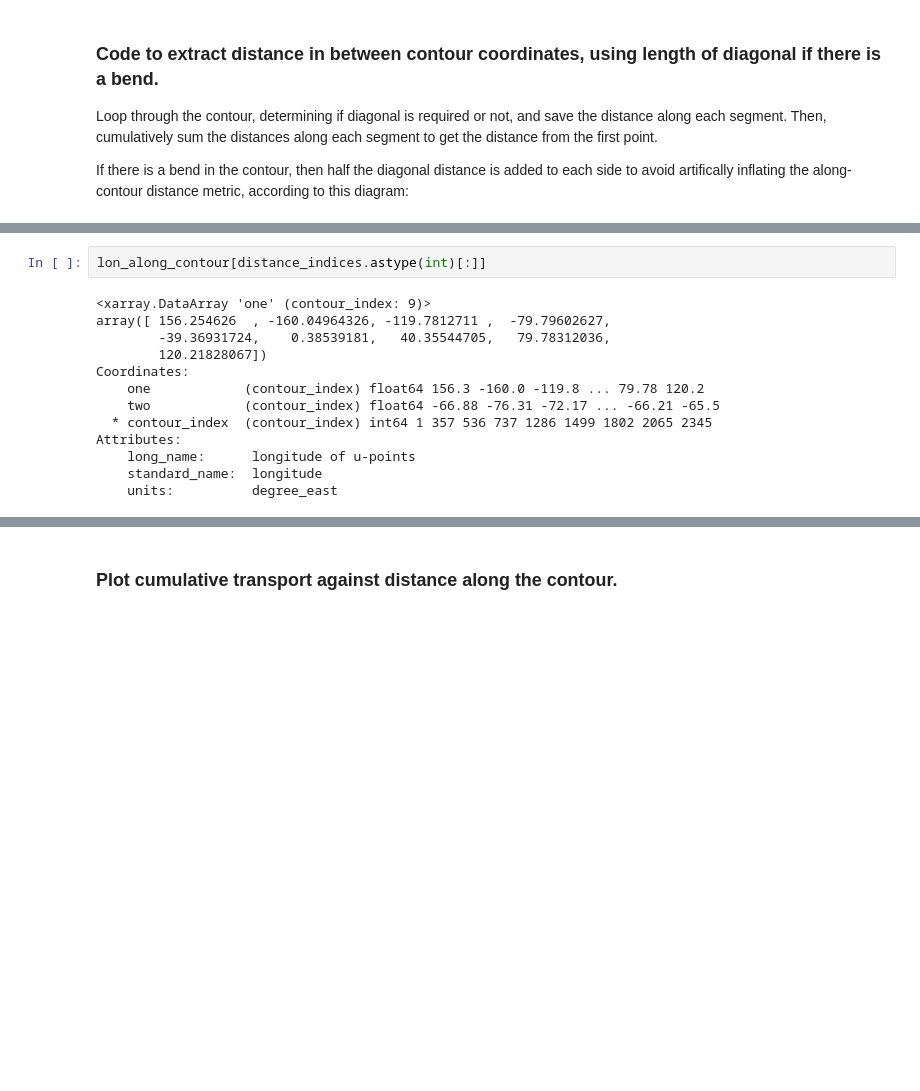
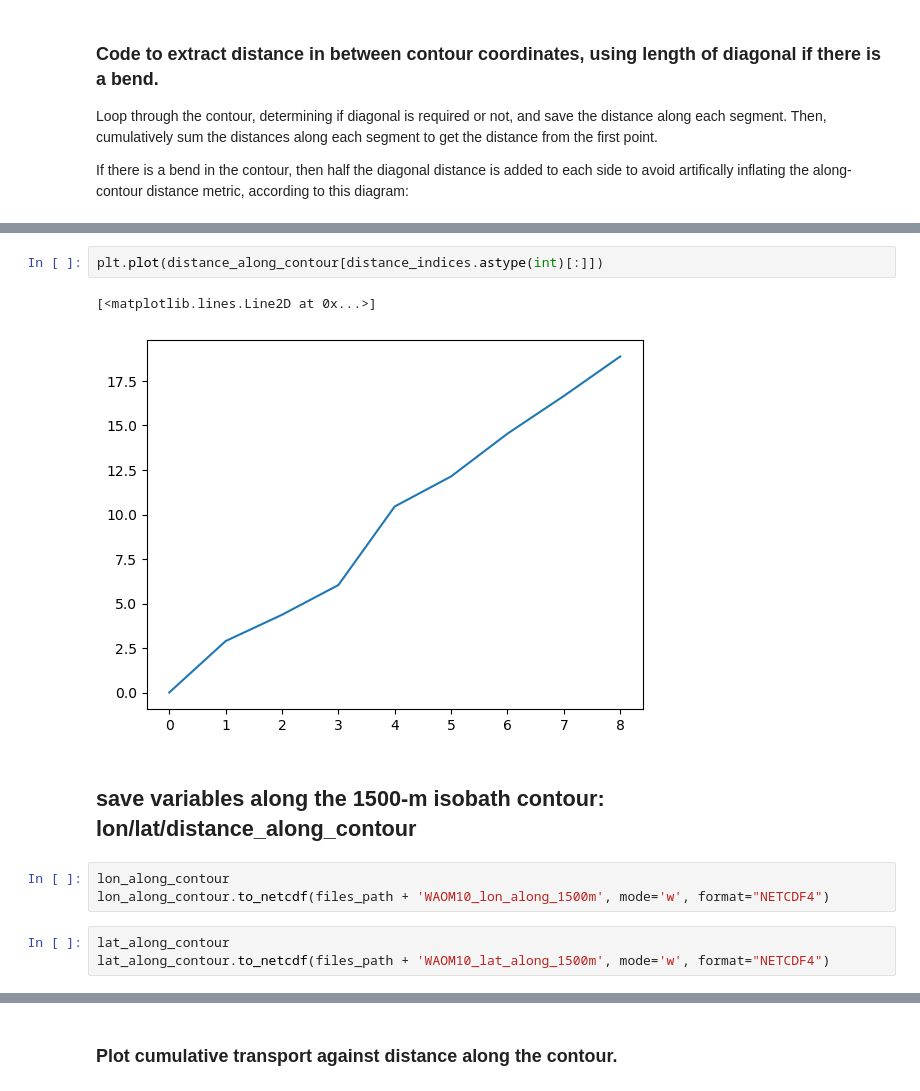
Before and after one commit to fabiobdias/waom_notebook, a Jupyter notebook: OHB_shelf/WAOM10extend_shflim_S_0.25Q_Cross-1500m-Transport.ipynb, the cells around one changed output, grey strips where cells are left out. Saved outputs shown, nothing was run; the diff lists cells and outputs as text; blank space fills up the shorter version.

```diff
--- a/OHB_shelf/WAOM10extend_shflim_S_0.25Q_Cross-1500m-Transport.ipynb
+++ b/OHB_shelf/WAOM10extend_shflim_S_0.25Q_Cross-1500m-Transport.ipynb
@@ -935,15 +941,13 @@ Wall time: 6.34 s
+# %%
+plt.plot(distance_along_contour[distance_indices.astype(int)[:]])
+# %% [output]
+[<matplotlib.lines.Line2D at 0x...>]
+[figure, added]
+# %% [markdown]
+## save variables along the 1500-m isobath contour: lon/lat/distance_along_contour
+# %%
+lon_along_contour
+lon_along_contour.to_netcdf(files_path + 'WAOM10_lon_along_1500m', mode='w', format="NETCDF4")
 # %%
-lon_along_contour[distance_indices.astype(int)[:]]
+lat_along_contour
+lat_along_contour.to_netcdf(files_path + 'WAOM10_lat_along_1500m', mode='w', format="NETCDF4")
-# %% [output]
-<xarray.DataArray 'one' (contour_index: 9)>
-array([ 156.254626  , -160.04964326, -119.7812711 ,  -79.79602627,
-        -39.36931724,    0.38539181,   40.35544705,   79.78312036,
-        120.21828067])
-Coordinates:
-    one            (contour_index) float64 156.3 -160.0 -119.8 ... 79.78 120.2
-    two            (contour_index) float64 -66.88 -76.31 -72.17 ... -66.21 -65.5
-  * contour_index  (contour_index) int64 1 357 536 737 1286 1499 1802 2065 2345
-Attributes:
-    long_name:      longitude of u-points
-    standard_name:  longitude
-    units:          degree_east
```
Also changed, not shown: parts of 27 cells of this notebook, 7 other files.
